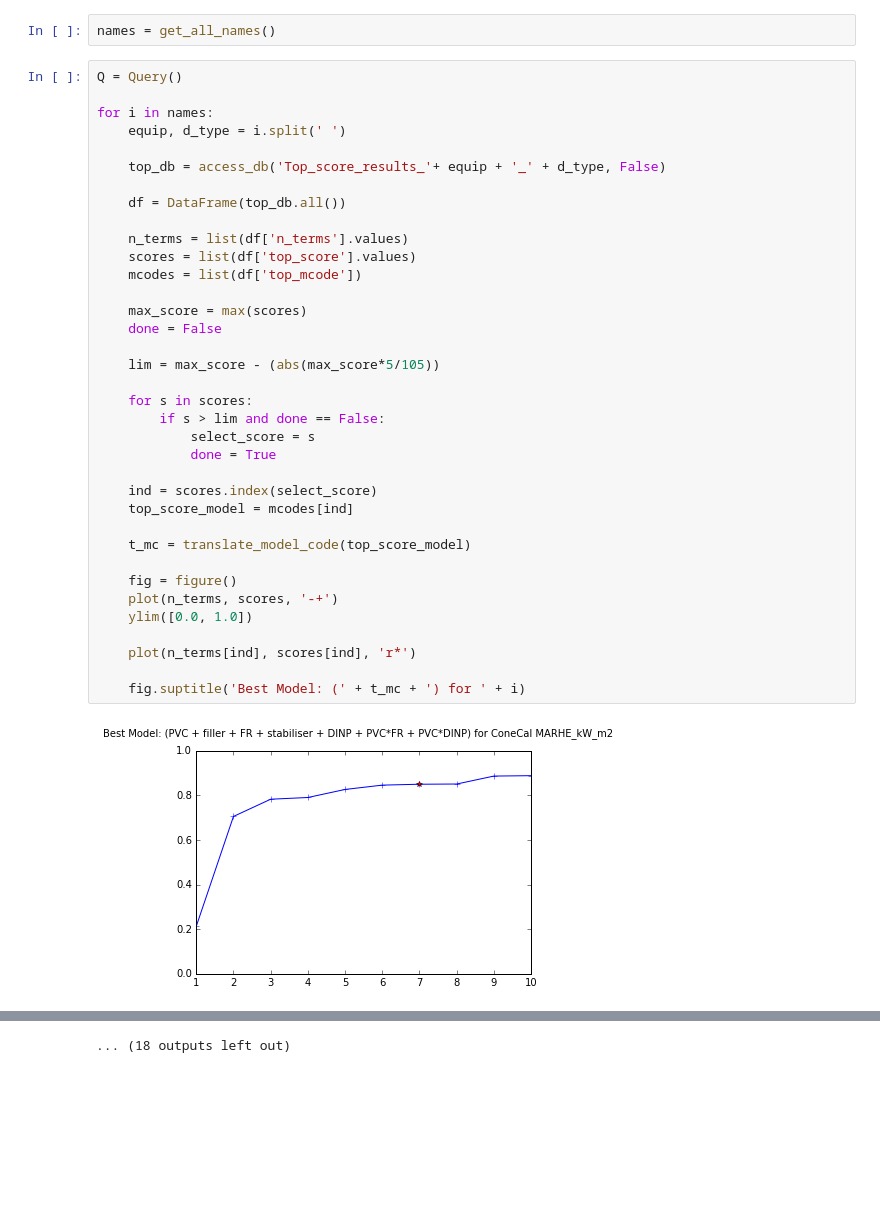
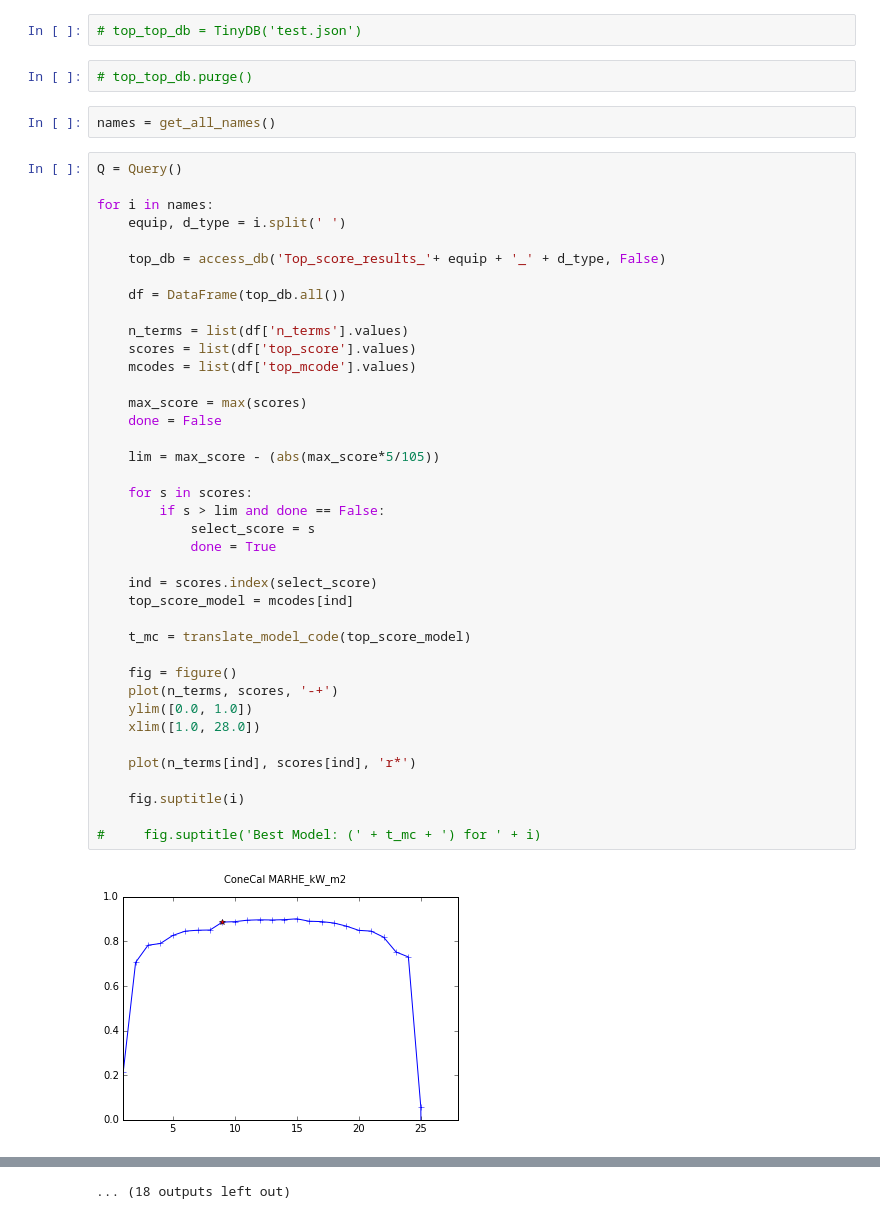
Before and after one commit to reinhardfechter/FlexPVCModel, a Jupyter notebook: Plot_top_model_scores.ipynb, the cells around one changed output, grey strips where cells are left out. Drawn from its saved outputs; the diff is of its cells as text; blank space fills up the shorter version.

```diff
--- a/Plot_top_model_scores.ipynb
+++ b/Plot_top_model_scores.ipynb
@@ -9,6 +9,10 @@ from numpy import argmax
 from no_big_db_func import get_all_names
 from pandas import DataFrame
 % matplotlib inline
+# %%
+# top_top_db = TinyDB('test.json')
+# %%
+# top_top_db.purge()
 # %%
 names = get_all_names()
 # %%
@@ -19,33 +23,36 @@ for i in names:
 
     top_db = access_db('Top_score_results_'+ equip + '_' + d_type, False)
 
     df = DataFrame(top_db.all())
 
     n_terms = list(df['n_terms'].values)
     scores = list(df['top_score'].values)
-    mcodes = list(df['top_mcode'])
+    mcodes = list(df['top_mcode'].values)
 
     max_score = max(scores)
     done = False
 
     lim = max_score - (abs(max_score*5/105))
 
     for s in scores:
         if s > lim and done == False:
             select_score = s
             done = True
 
     ind = scores.index(select_score)
     top_score_model = mcodes[ind]
 
     t_mc = translate_model_code(top_score_model)
 
     fig = figure()
     plot(n_terms, scores, '-+')
     ylim([0.0, 1.0])
+    xlim([1.0, 28.0])
 
     plot(n_terms[ind], scores[ind], 'r*')
 
-    fig.suptitle('Best Model: (' + t_mc + ') for ' + i)
+    fig.suptitle(i)
+
+#     fig.suptitle('Best Model: (' + t_mc + ') for ' + i)
 # %% [output]
-[figure, old version]
+[figure, new version]
```
Also changed, not shown: parts of 2 cells of this notebook, 3 other files.
